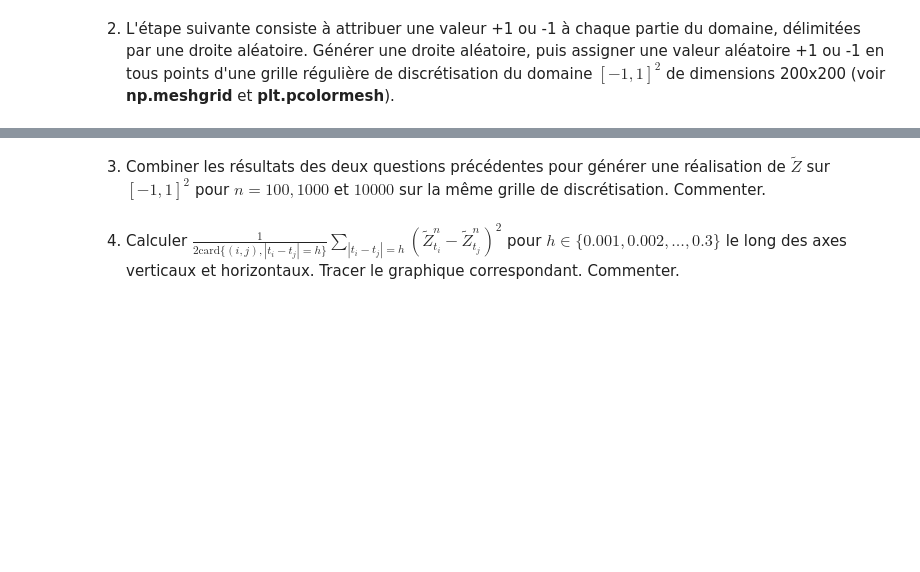
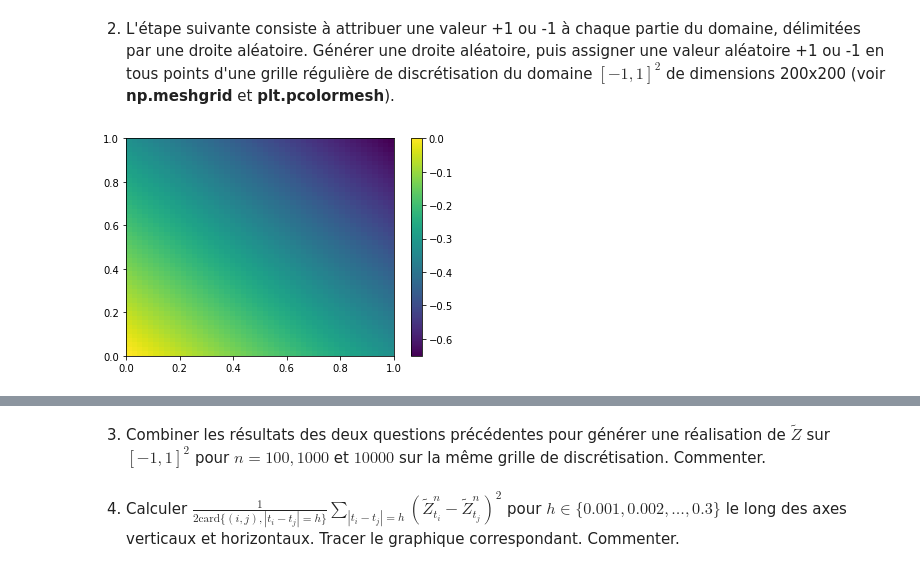
Before and after one commit to gabrielleberrada/projet_num_proba, a Jupyter notebook: Projet_numerique_de_Probabilités_2022 - enonce.ipynb, the cells around one changed output, grey strips where cells are left out. Saved outputs shown, nothing was run; the diff lists cells and outputs as text; code cells hidden in the pictures; blank space fills up the shorter version.

```diff
--- a/Projet_numerique_de_Probabilités_2022 - enonce.ipynb
+++ b/Projet_numerique_de_Probabilités_2022 - enonce.ipynb
@@ -414,2 +409,17 @@ plt.show()
 # %% [markdown]
 2. L'étape suivante consiste à attribuer une valeur +1 ou -1 à chaque partie du domaine, délimitées par une droite aléatoire. Générer une droite aléatoire, puis assigner une valeur aléatoire +1 ou -1 en tous points d'une grille régulière de discrétisation du domaine $[-1,1]^2$ de dimensions 200x200 (voir **np.meshgrid** et **plt.pcolormesh**).
+# %%
+def f(x, y, alpha):
+    return x*np.cos(alpha) + y*np.cos(alpha)
+
+x = np.linspace(0, 1)
+y = np.linspace(0, 1)
+X, Y = np.meshgrid(x, y)
+alpha = np.random.uniform(0, np.pi)
+Z = f(X, Y, alpha)
+
+plt.pcolormesh(X, Y, Z)
+plt.colorbar()
+plt.show()
+# %% [output]
+[figure, added]
```
Also changed, not shown: parts of 6 cells of this notebook.
